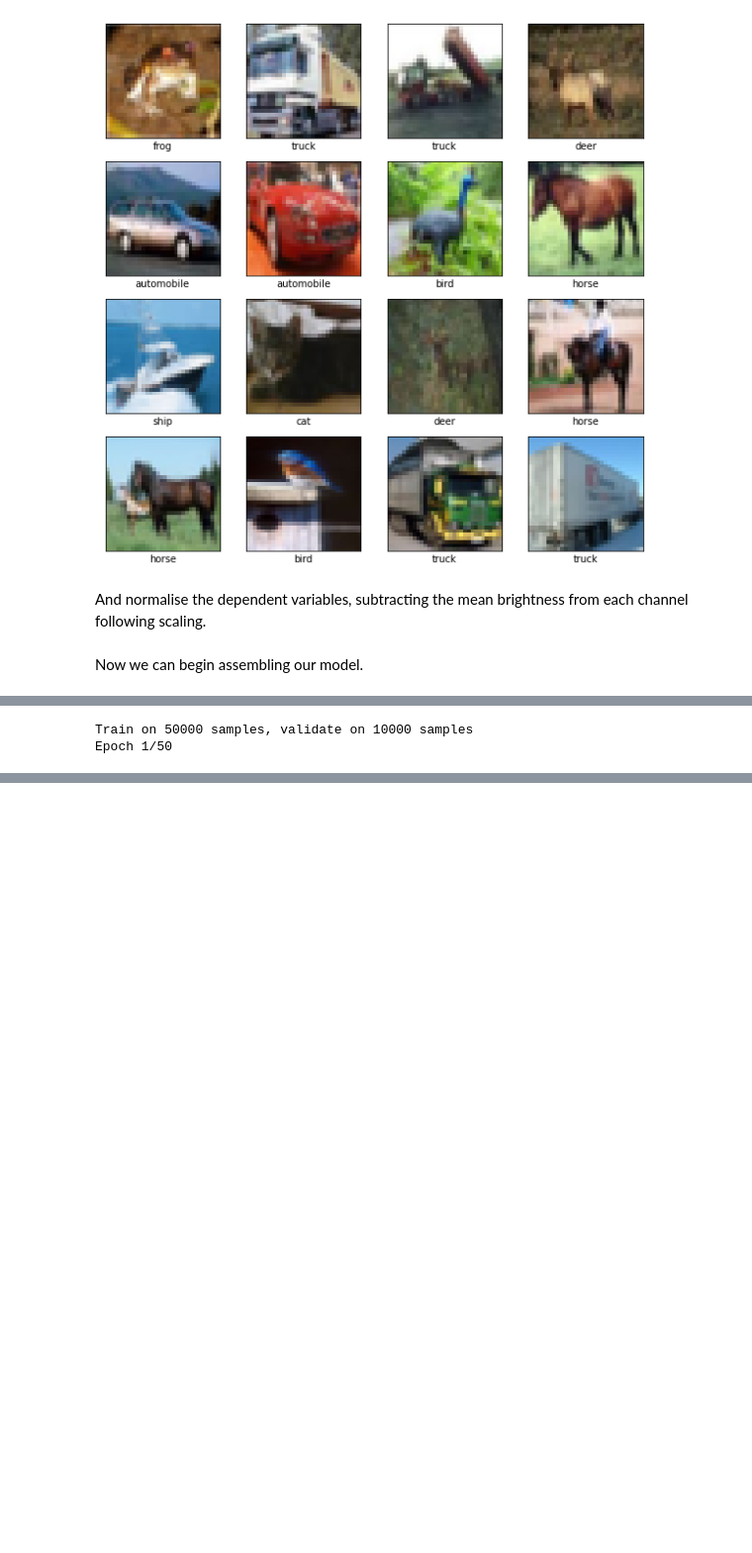
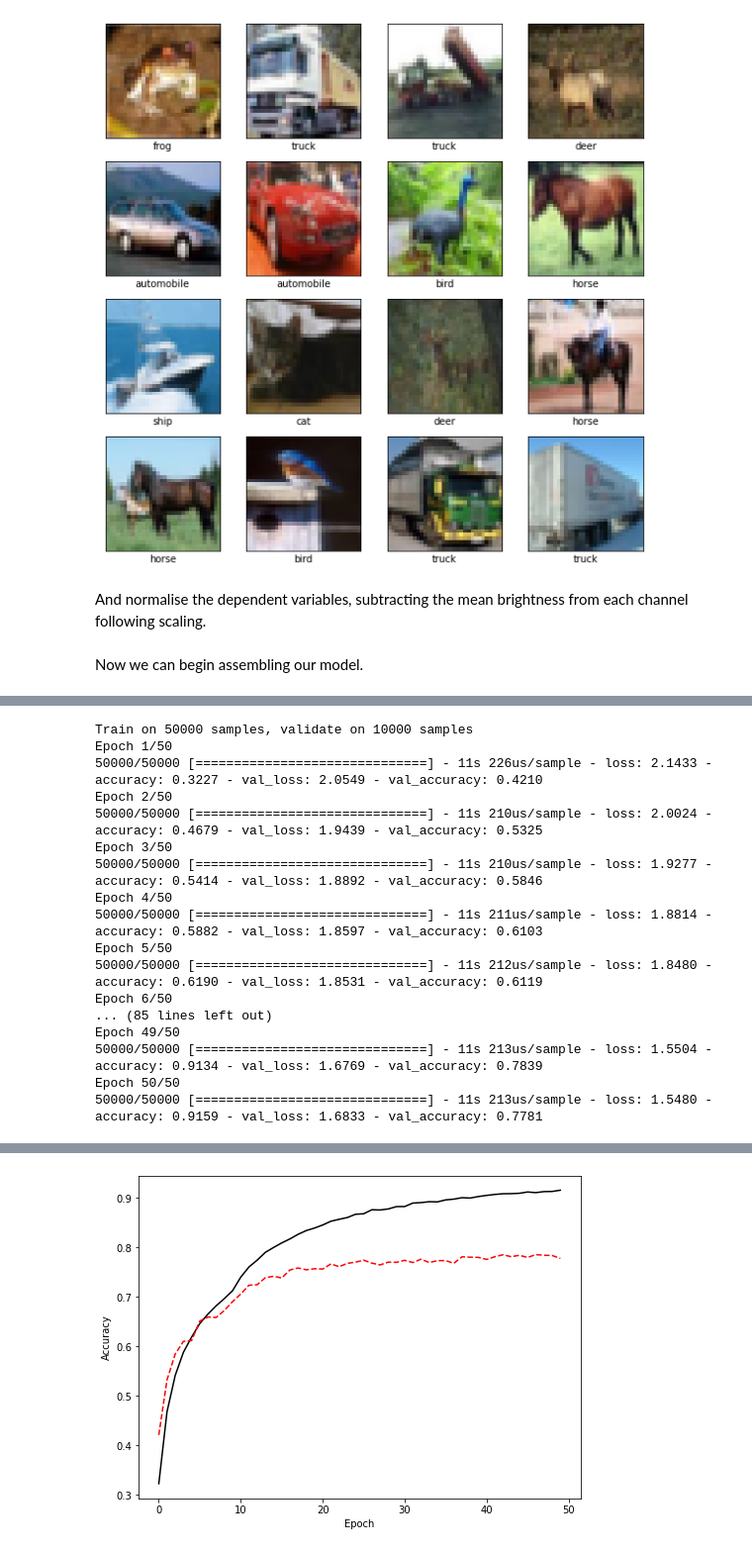
Before and after one commit to sambethune/pattern_analysis, a Jupyter notebook: demo_sheet_2/CIFAR10.ipynb, the cells around one changed output, grey strips where cells are left out. Shown at 99% size. Saved outputs shown, nothing was run; the diff lists cells and outputs as text; code cells hidden in the pictures; blank space fills up the shorter version.

```diff
--- a/demo_sheet_2/CIFAR10.ipynb
+++ b/demo_sheet_2/CIFAR10.ipynb
@@ -80,7 +80,7 @@ Trainable params: 6,652,710
 Non-trainable params: 0
 _________________________________________________________________
 # %%
-history = model.fit(train_x, train_y, epochs=50,  batch_size=10,
+history = model.fit(train_x, train_y, epochs=50,  batch_size=80,
                     validation_data=(test_x, test_y), verbose=1)
 
 fig, ax = plt.subplots(figsize=(8, 6))
@@ -95,3 +95,18 @@ plt.show()
 # %% [output]
 Train on 50000 samples, validate on 10000 samples
 Epoch 1/50
+50000/50000 [==============================] - 11s 226us/sample - loss: 2.1433 - accuracy: 0.3227 - val_loss: 2.0549 - val_accuracy: 0.4210
+Epoch 2/50
+50000/50000 [==============================] - 11s 210us/sample - loss: 2.0024 - accuracy: 0.4679 - val_loss: 1.9439 - val_accuracy: 0.5325
+Epoch 3/50
+50000/50000 [==============================] - 11s 210us/sample - loss: 1.9277 - accuracy: 0.5414 - val_loss: 1.8892 - val_accuracy: 0.5846
+Epoch 4/50
+50000/50000 [==============================] - 11s 211us/sample - loss: 1.8814 - accuracy: 0.5882 - val_loss: 1.8597 - val_accuracy: 0.6103
+Epoch 5/50
+50000/50000 [==============================] - 11s 212us/sample - loss: 1.8480 - accuracy: 0.6190 - val_loss: 1.8531 - val_accuracy: 0.6119
+Epoch 6/50
+... (85 lines left out)
+Epoch 49/50
+50000/50000 [==============================] - 11s 213us/sample - loss: 1.5504 - accuracy: 0.9134 - val_loss: 1.6769 - val_accuracy: 0.7839
+Epoch 50/50
+50000/50000 [==============================] - 11s 213us/sample - loss: 1.5480 - accuracy: 0.9159 - val_loss: 1.6833 - val_accuracy: 0.7781
@@ -101,0 +113 @@ Function call stack:
+[figure, added]
```
Also changed, not shown: parts of 2 cells of this notebook.
